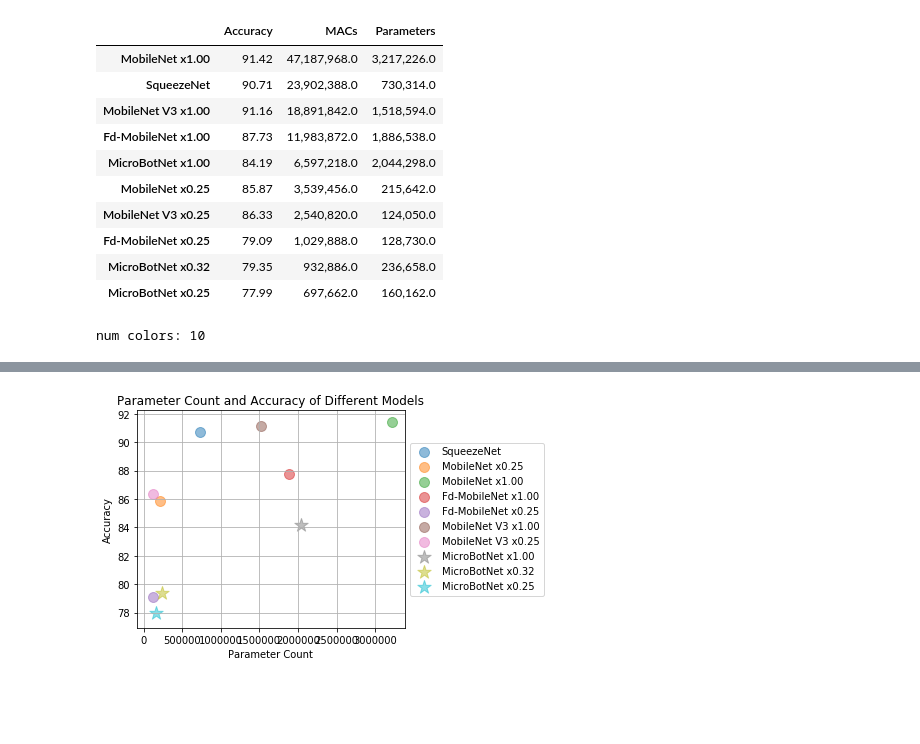
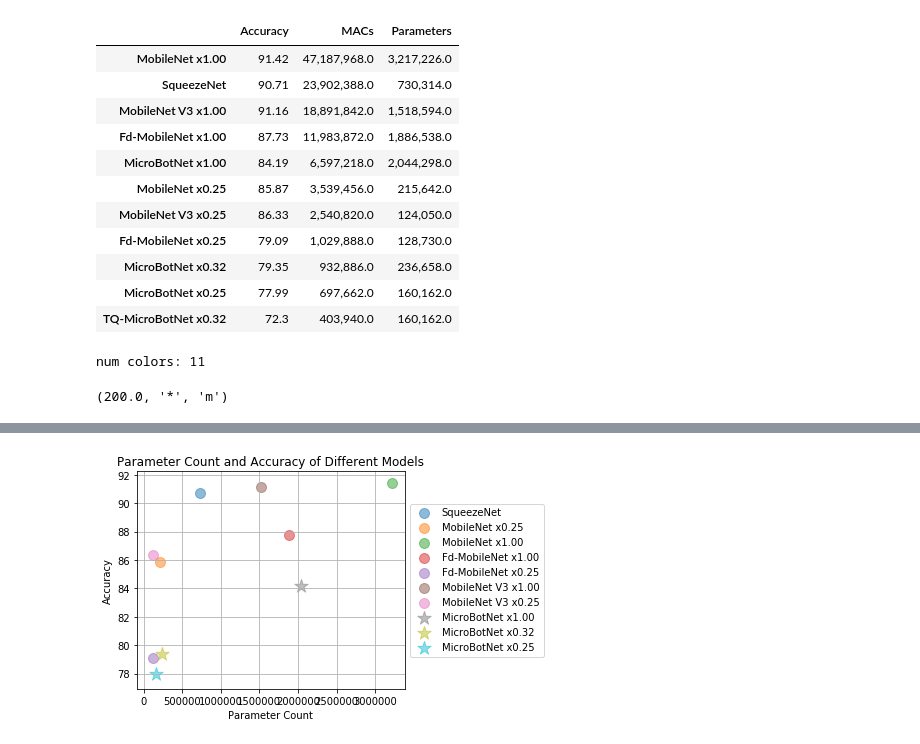
Before and after one commit to bCom5/research-model-zoo, a Jupyter notebook: plot.ipynb, the cells around one changed output, grey strips where cells are left out. Saved outputs shown, nothing was run; the diff lists cells and outputs as text; code cells hidden in the pictures; blank space fills up the shorter version.

```diff
--- a/plot.ipynb
+++ b/plot.ipynb
@@ -9,36 +10,55 @@ import matplotlib.colors as mcolors
 # %%
 df = pd.DataFrame({
         'SqueezeNet' : [90.71, 23902388, 730314],
         'MobileNet x0.25' : [85.87, 3539456, 215642],
         'MobileNet x1.00' : [91.42, 47187968, 3217226],
         'Fd-MobileNet x1.00': [87.730, 11983872, 1886538],
         'Fd-MobileNet x0.25' : [79.09, 1029888, 128730],
         'MobileNet V3 x1.00' : [91.16, 18891842,  1518594],
         'MobileNet V3 x0.25' : [86.33, 2540820, 124050],
         'MicroBotNet x1.00' : [84.19, 6597218, 2044298],
         'MicroBotNet x0.32' : [79.35, 932886, 236658],
         'MicroBotNet x0.25' : [77.99, 697662, 160162],
-        'TQ-MicroBotNet x0.32' : [72.3, ]
+        'TQ-MicroBotNet x0.32' : [72.3, 403940, 160162]
     },
     index = ['Accuracy', 'MACs', 'Parameters']).T
 pd.options.display.float_format = '{:,}'.format
 df.sort_values(by=['MACs'], axis=0, ascending=False)
 # %% [output]
 |  | Accuracy | MACs | Parameters |
 | MobileNet x1.00 | 91.42 | 47,187,968.0 | 3,217,226.0 |
 | SqueezeNet | 90.71 | 23,902,388.0 | 730,314.0 |
 | MobileNet V3 x1.00 | 91.16 | 18,891,842.0 | 1,518,594.0 |
 | Fd-MobileNet x1.00 | 87.73 | 11,983,872.0 | 1,886,538.0 |
 | MicroBotNet x1.00 | 84.19 | 6,597,218.0 | 2,044,298.0 |
 | MobileNet x0.25 | 85.87 | 3,539,456.0 | 215,642.0 |
 | MobileNet V3 x0.25 | 86.33 | 2,540,820.0 | 124,050.0 |
 | Fd-MobileNet x0.25 | 79.09 | 1,029,888.0 | 128,730.0 |
 | MicroBotNet x0.32 | 79.35 | 932,886.0 | 236,658.0 |
 | MicroBotNet x0.25 | 77.99 | 697,662.0 | 160,162.0 |
+| TQ-MicroBotNet x0.32 | 72.3 | 403,940.0 | 160,162.0 |
 # %%
-colors = list(mcolors.TABLEAU_COLORS)
+colors = ['m', 'g', 'tab:brown', 'c', 'b', 'k', 'tab:orange', 'tab:purple', 'r', 'tab:pink', 'tab:gray']
 print('num colors: %d' % len(colors))
 
 #plt.rcParams["font.family"] = "Times"
 # %% [output]
-num colors: 10
+num colors: 11
+# %%
+def get_config(i, model):
+
+    scale = 200.0 if 'MicroBotNet' in model else 100.0
+
+    marker = None
+    if 'MicroBotNet' in model:
+        marker = '*'
+    elif 'MobileNet' in model:
+        marker = 'o'
+    else:
+        assert 'SqueezeNet' in model
+        marker = 's'
+    color = colors[i % 10]
+    return scale, marker, color
+get_config(0, df.index[-1])
+# %% [output]
+(200.0, '*', 'm')
```
Also changed, not shown: parts of 6 cells of this notebook, 1 other file.
